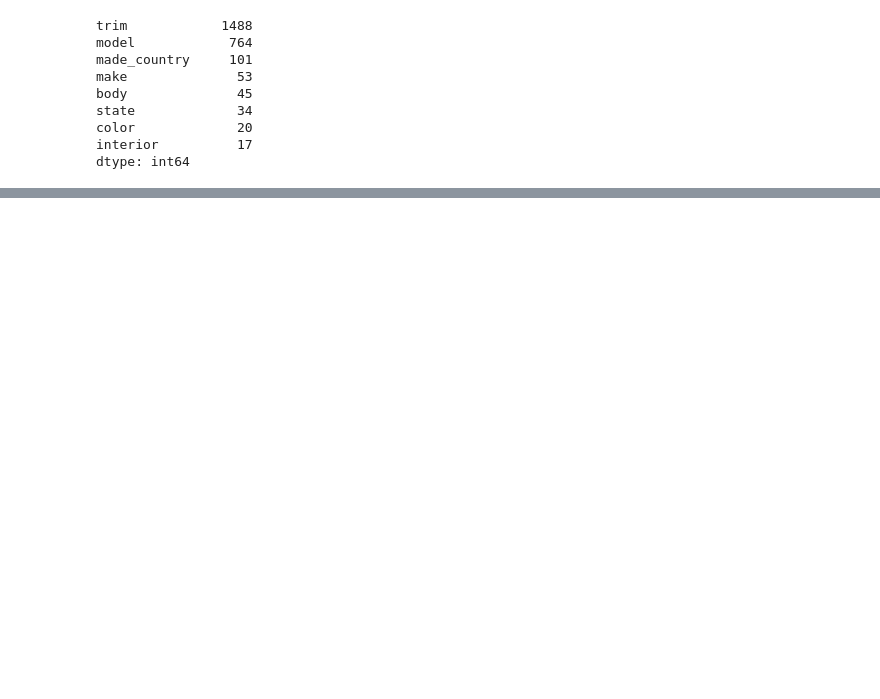
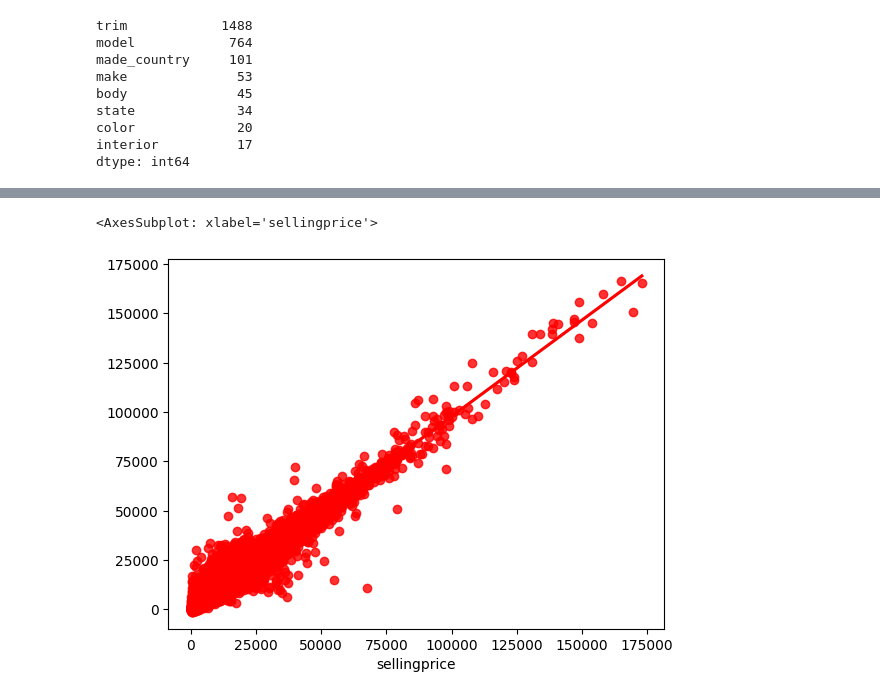
Before and after one commit to ankitmishra2232/Assignments_C, a Jupyter notebook: Car Prices regression02.ipynb, the cells around one changed output, grey strips where cells are left out. Cells and saved outputs as stored; diff of their text form; code cells hidden in the pictures; blank space fills up the shorter version.

```diff
--- a/Car Prices regression02.ipynb
+++ b/Car Prices regression02.ipynb
@@ -595,0 +762,5 @@ input_df.head()
+# %%
+sns.regplot(x=y_test,y=y_predLR,ci=None,color ='red')
+# %% [output]
+<AxesSubplot: xlabel='sellingprice'>
+[figure, added]
```
Also changed, not shown: parts of 53 cells of this notebook.
